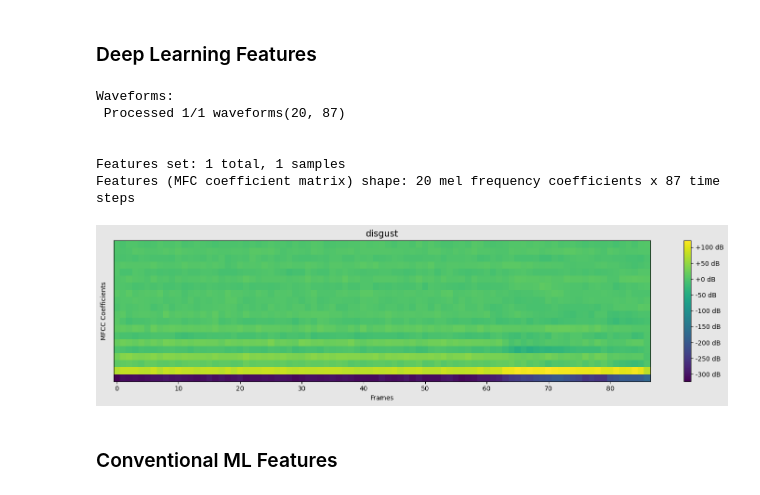
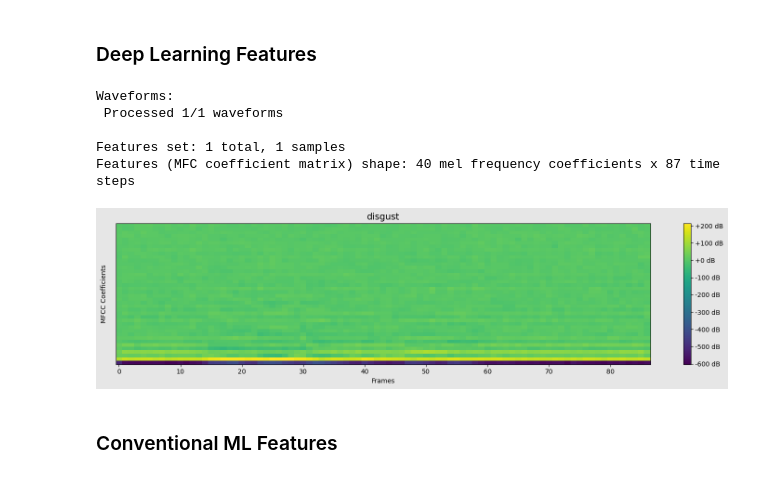
Before and after one commit to satria-ui/TugasAkhir2023, a Jupyter notebook: script/main.ipynb, the cells around one changed output. Drawn from its saved outputs; the diff is of its cells as text; code cells hidden in the pictures.

```diff
--- a/script/main.ipynb
+++ b/script/main.ipynb
@@ -207,19 +223,18 @@ AudioMetaData(sample_rate=16000, num_frames=40040, num_channels=1, bits_per_samp
 # %%
 from Code.utils import CremaD
 SAMPLE_RATE = 22050
 NUM_SAMPLE = 22050
-DURATION = 3
+DURATION = 2
 CMD = CremaD(path="./dataset/test/1066_IOM_DIS_XX.wav", sample_rate=SAMPLE_RATE, duration=DURATION, num_samples=NUM_SAMPLE)
 
 CMD.plot_mfcc()
 # %% [output]
 Waveforms:
- Processed 1/1 waveforms(20, 87)
-
+ Processed 1/1 waveforms
 
 Features set: 1 total, 1 samples
-Features (MFC coefficient matrix) shape: 20 mel frequency coefficients x 87 time steps
+Features (MFC coefficient matrix) shape: 40 mel frequency coefficients x 87 time steps
-[figure, old version]
+[figure, new version]
 # %% [markdown]
 ### Conventional ML Features
 # %%
```
Also changed, not shown: parts of 7 cells of this notebook, 4 other files.
